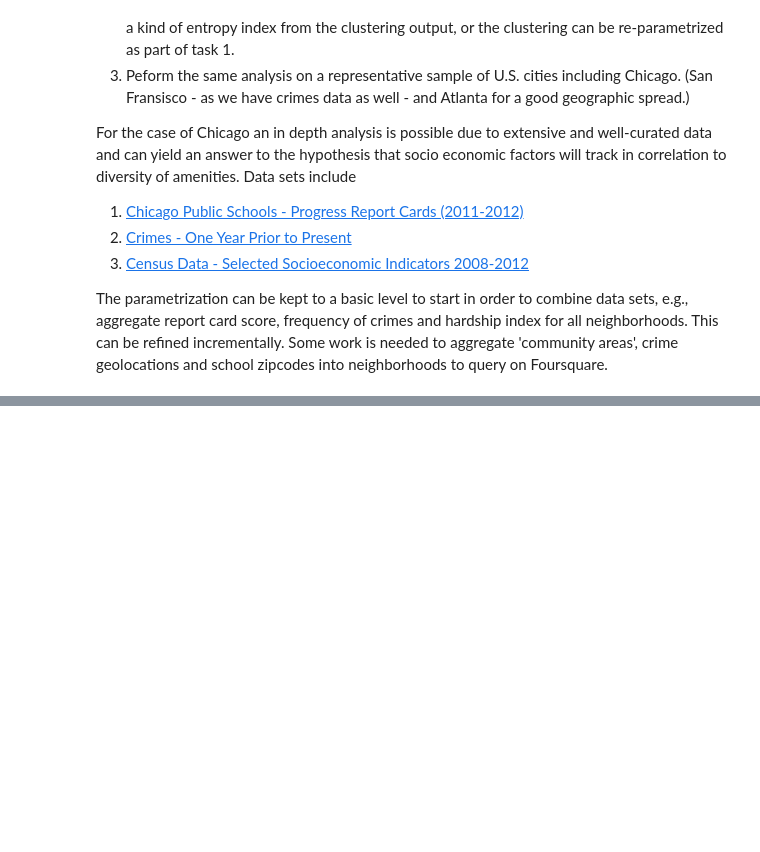
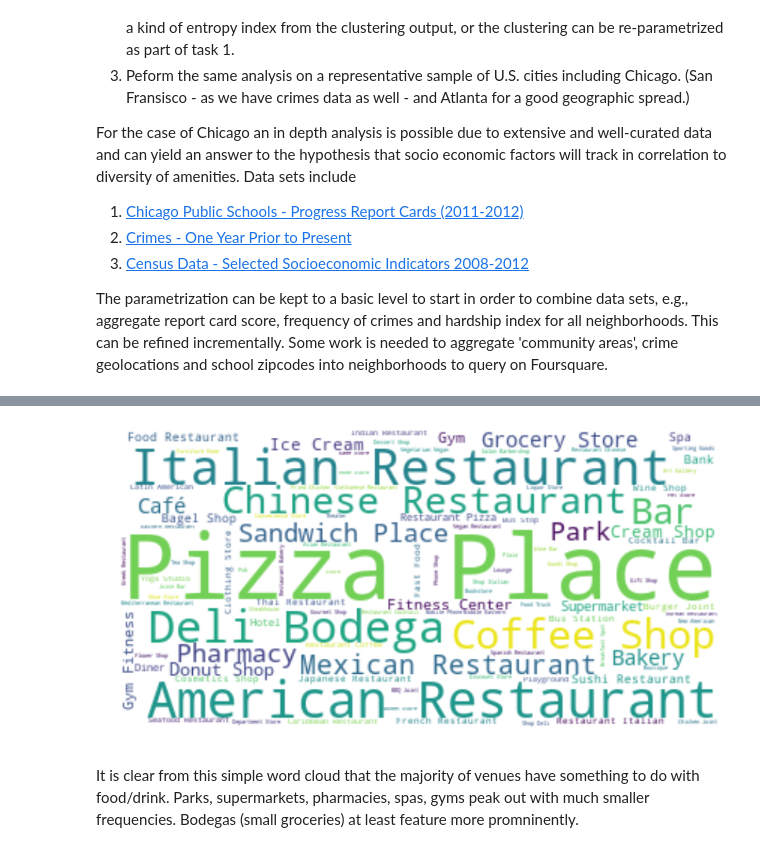
Before and after one commit to NasruddinNazerali/Coursera_Capstone, a Jupyter notebook: MoreOfTheSame.ipynb, the cells around one changed output, grey strips where cells are left out. Cells and saved outputs as stored; diff of their text form; code cells hidden in the pictures; blank space fills up the shorter version.

```diff
--- a/MoreOfTheSame.ipynb
+++ b/MoreOfTheSame.ipynb
@@ -32,0 +91,24 @@ The parametrization can be kept to a basic level to start in order to combine da
+# %%
+with open('newyork_data.json') as json_data:
+    newyork_data = json.load(json_data)
+# %%
+NYCneighborhoods_data = newyork_data['features']
+# %%
+# define the dataframe columns
+column_names = ['Borough', 'Neighborhood', 'Latitude', 'Longitude']
+
+# instantiate the dataframe
+neighborhoods = pd.DataFrame(columns=column_names)
+
+for data in NYCneighborhoods_data:
+    borough = neighborhood_name = data['properties']['borough']
+    neighborhood_name = data['properties']['name']
+
+    neighborhood_latlon = data['geometry']['coordinates']
+    neighborhood_lat = neighborhood_latlon[1]
+    neighborhood_lon = neighborhood_latlon[0]
+
+    neighborhoods = neighborhoods.append({'Borough': borough,
+                                          'Neighborhood': neighborhood_name,
+                                          'Latitude': neighborhood_lat,
+                                          'Longitude': neighborhood_lon}, ignore_index=True)
@@ -32,0 +189,5 @@ The parametrization can be kept to a basic level to start in order to combine da
+# %%
+nyc_venues = getNearbyVenues(names=neighborhoods['Neighborhood'],
+                                   latitudes=neighborhoods['Latitude'],
+                                   longitudes=neighborhoods['Longitude']
+                                  )
@@ -32,0 +281,16 @@ The parametrization can be kept to a basic level to start in order to combine da
+# %%
+text = nyc_venues['Venue Category'].tolist()
+texts = ",".join(text)
+
+# Create and generate a word cloud image:
+wordcloud = WordCloud(max_font_size=75, max_words=100, background_color="white").generate(texts)
+
+plt.figure(figsize=[15,12])
+plt.imshow(wordcloud, interpolation='bilinear')
+plt.axis("off")
+
+plt.show()
+# %% [output]
+[figure, added]
+# %% [markdown]
+It is clear from this simple word cloud that the majority of venues have something to do with food/drink.  Parks, supermarkets, pharmacies, spas, gyms peak out with much smaller frequencies.  Bodegas (small groceries) at least feature more promninently.
```
Also changed, not shown: parts of 193 cells of this notebook.
